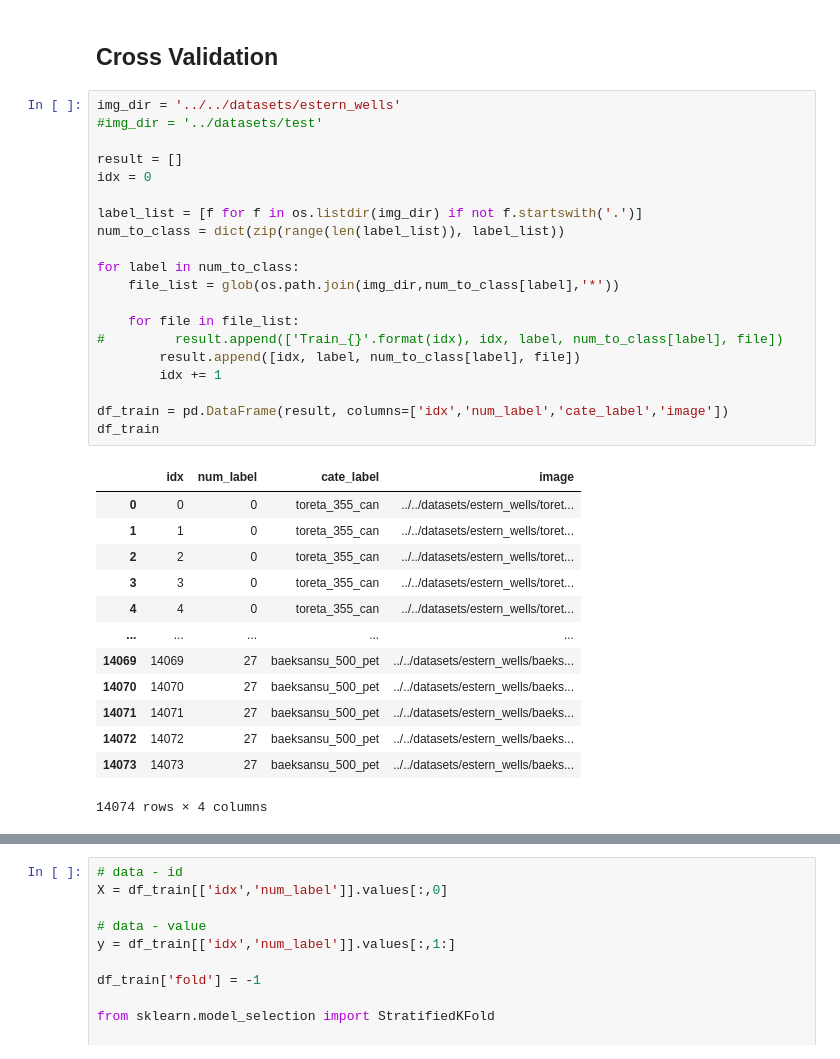
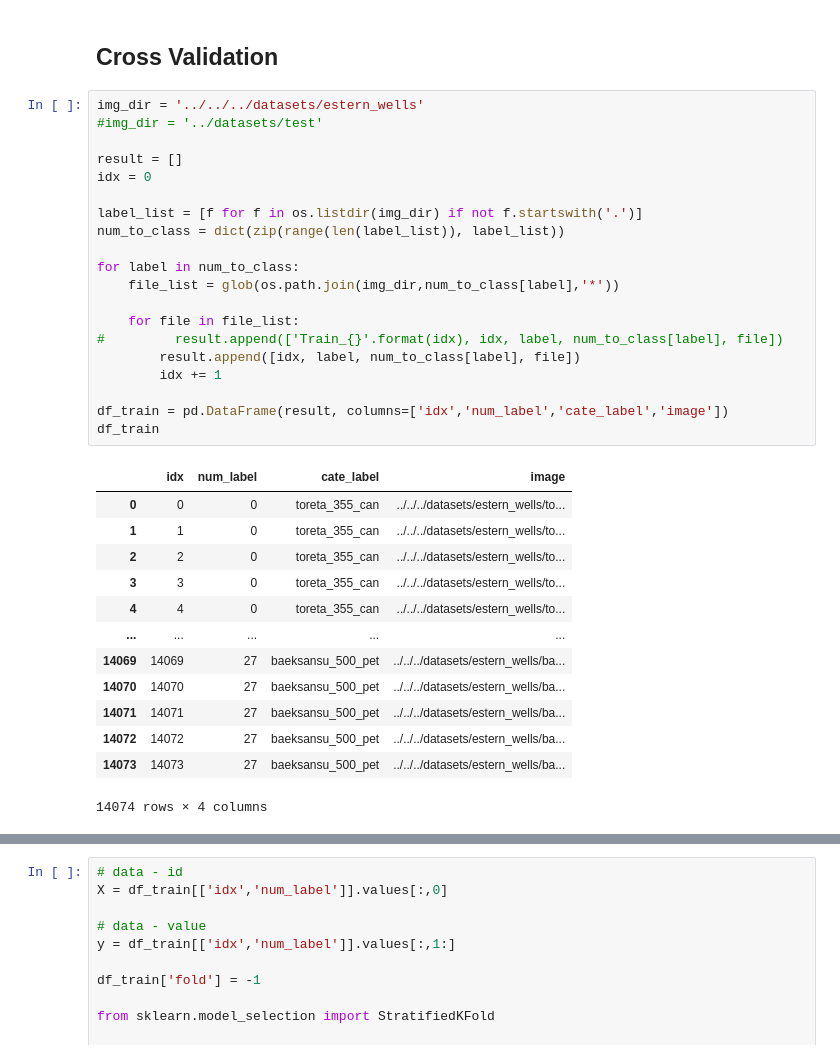
Before and after one commit to JwMudfish/my_deeplearning_code, a Jupyter notebook: classification/pytorch/efn_bev_pt.ipynb, the cells around one changed output, grey strips where cells are left out. Saved outputs shown, nothing was run; the diff lists cells and outputs as text.

```diff
--- a/classification/pytorch/efn_bev_pt.ipynb
+++ b/classification/pytorch/efn_bev_pt.ipynb
@@ -41,37 +41,37 @@ Cached:    8.3 GB
 # %% [markdown]
 ## Cross Validation
 # %%
-img_dir = '../../datasets/estern_wells'
+img_dir = '../../../datasets/estern_wells'
 #img_dir = '../datasets/test'
 
 result = []
 idx = 0
 
 label_list = [f for f in os.listdir(img_dir) if not f.startswith('.')]
 num_to_class = dict(zip(range(len(label_list)), label_list))
 
 for label in num_to_class:
     file_list = glob(os.path.join(img_dir,num_to_class[label],'*'))
 
     for file in file_list:
 #         result.append(['Train_{}'.format(idx), idx, label, num_to_class[label], file])
         result.append([idx, label, num_to_class[label], file])
         idx += 1
 
 df_train = pd.DataFrame(result, columns=['idx','num_label','cate_label','image'])
 df_train
 # %% [output]
 |  | idx | num_label | cate_label | image |
-| 0 | 0 | 0 | toreta_355_can | ../../datasets/estern_wells/toret... |
-| 1 | 1 | 0 | toreta_355_can | ../../datasets/estern_wells/toret... |
-| 2 | 2 | 0 | toreta_355_can | ../../datasets/estern_wells/toret... |
-| 3 | 3 | 0 | toreta_355_can | ../../datasets/estern_wells/toret... |
-| 4 | 4 | 0 | toreta_355_can | ../../datasets/estern_wells/toret... |
+| 0 | 0 | 0 | toreta_355_can | ../../../datasets/estern_wells/to... |
+| 1 | 1 | 0 | toreta_355_can | ../../../datasets/estern_wells/to... |
+| 2 | 2 | 0 | toreta_355_can | ../../../datasets/estern_wells/to... |
+| 3 | 3 | 0 | toreta_355_can | ../../../datasets/estern_wells/to... |
+| 4 | 4 | 0 | toreta_355_can | ../../../datasets/estern_wells/to... |
 | ... | ... | ... | ... | ... |
-| 14069 | 14069 | 27 | baeksansu_500_pet | ../../datasets/estern_wells/baeks... |
-| 14070 | 14070 | 27 | baeksansu_500_pet | ../../datasets/estern_wells/baeks... |
-| 14071 | 14071 | 27 | baeksansu_500_pet | ../../datasets/estern_wells/baeks... |
-| 14072 | 14072 | 27 | baeksansu_500_pet | ../../datasets/estern_wells/baeks... |
-| 14073 | 14073 | 27 | baeksansu_500_pet | ../../datasets/estern_wells/baeks... |
+| 14069 | 14069 | 27 | baeksansu_500_pet | ../../../datasets/estern_wells/ba... |
+| 14070 | 14070 | 27 | baeksansu_500_pet | ../../../datasets/estern_wells/ba... |
+| 14071 | 14071 | 27 | baeksansu_500_pet | ../../../datasets/estern_wells/ba... |
+| 14072 | 14072 | 27 | baeksansu_500_pet | ../../../datasets/estern_wells/ba... |
+| 14073 | 14073 | 27 | baeksansu_500_pet | ../../../datasets/estern_wells/ba... |
 14074 rows × 4 columns
 # %%
```
Also changed, not shown: parts of 30 cells of this notebook.
